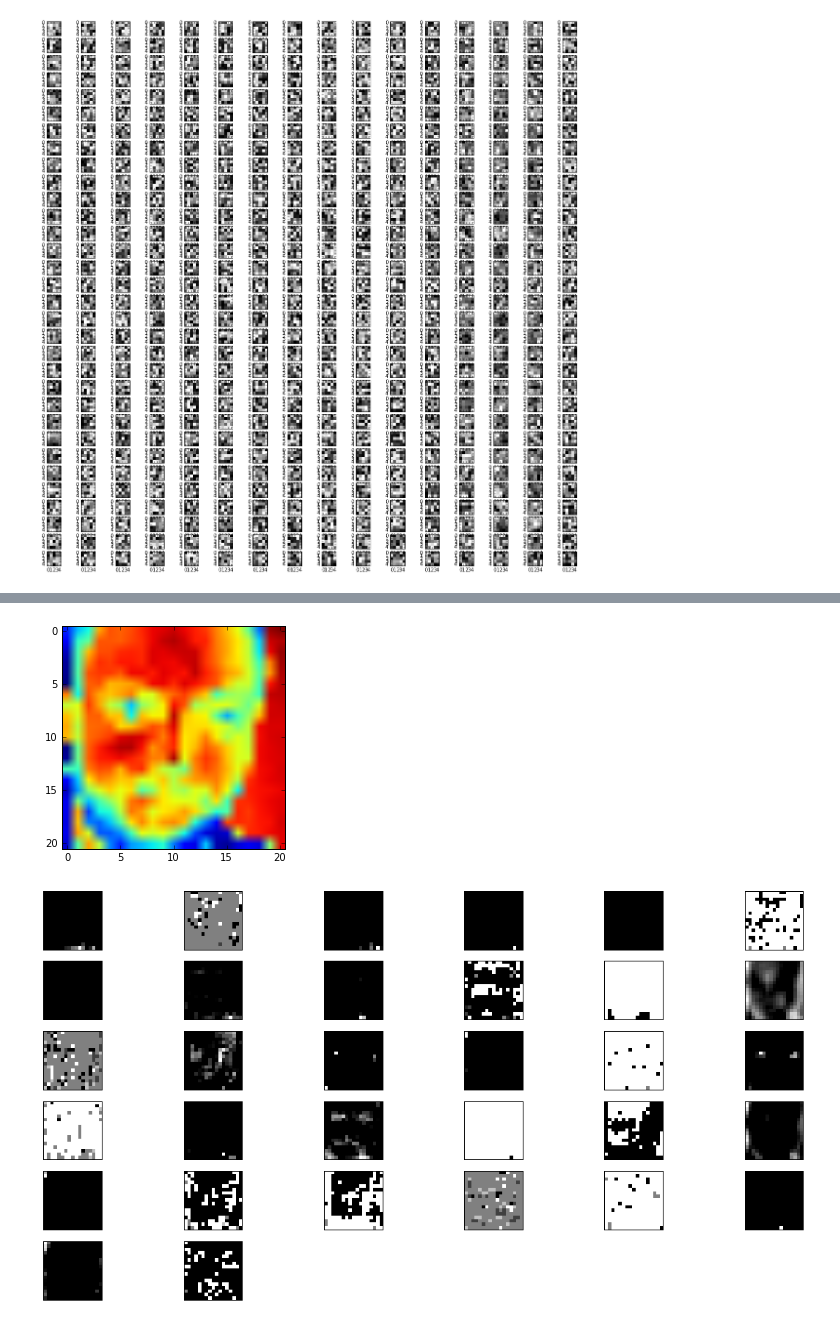
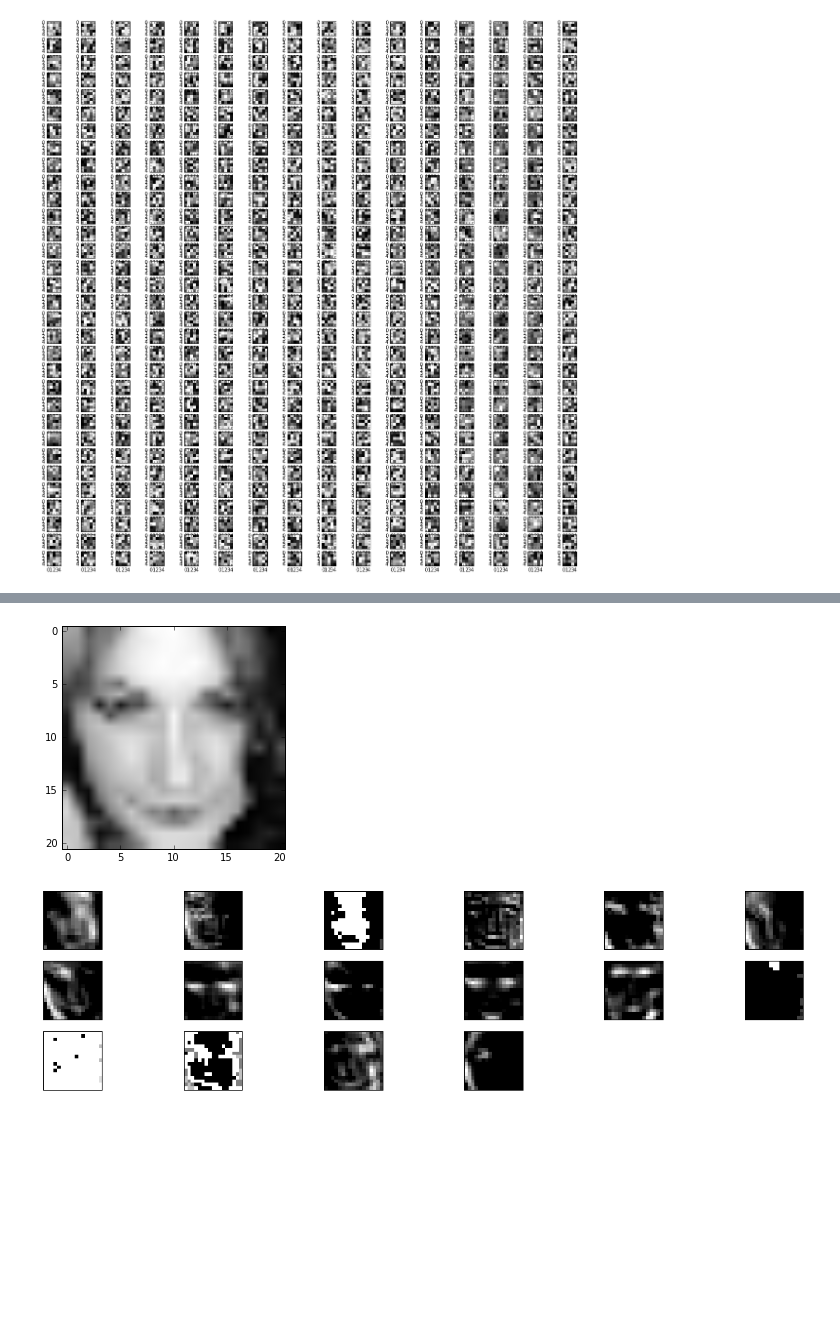
Before and after one commit to TobiasWeis/neuralnet_facerecog, a Jupyter notebook: NN_Tobi_Mariam_Mirror.ipynb, the cells around one changed output, grey strips where cells are left out. Cells and saved outputs as stored; diff of their text form; code cells hidden in the pictures; blank space fills up the shorter version.

```diff
--- a/NN_Tobi_Mariam_Mirror.ipynb
+++ b/NN_Tobi_Mariam_Mirror.ipynb
@@ -48,5 +49,5 @@ Got 3304 train and 826 test files for label Negative
 net1 = s.net
 net1.initialize()
 # ATTENTION ! -> only if we do not want to train
-#net1.load_weights_from(s.net_name)
+net1.load_weights_from(s.net_name)
 # show how this net looks like
@@ -71,8 +81,8 @@ dropout2  251           251   100.00   100.00   100.00   100.00          21
 output    4               4   100.00   100.00   100.00   100.00          21          21         21         21
 # %%
 ########### TRAINING !
-nn = net1.fit(X_train, y_train)
-net1.save_weights_to('facerecognet')
+#nn = net1.fit(X_train, y_train)
+#net1.save_weights_to('facerecognet')
 
 # visualize
 from nolearn.lasagne import visualize
@@ -193,25 +186,25 @@ visualize.plot_saliency(net1, X_train[:5])
 # %%
 layers = net1.get_all_layers()
 layer = layers[1]
 
 fig = plt.figure()
 
 try:
-    plt.imshow(cv2.cvtColor(X_test[12:13][0].transpose(1,2,0).reshape(s.img_size, s.img_size,3), cv2.COLOR_BGR2RGB))
+    plt.imshow(cv2.cvtColor(X_test[11].transpose(1,2,0).reshape(s.img_size, s.img_size,3), cv2.COLOR_BGR2RGB))
 except:
-    plt.imshow(X_test[12:13][0].reshape(s.img_size, s.img_size))
+    plt.imshow(X_test[11].reshape(s.img_size, s.img_size), cmap='gray')
 
 fig = plt.figure(figsize=(20,10))
-output = layer.get_output_for(X_test[12:13]).eval()[0]
+output = layer.get_output_for(np.array([X_test[11]])).eval()[0]
 gs = gridspec.GridSpec(6, 6)
 for i in range(layer.num_filters):
     g = gs[i]
     ax = plt.subplot(g)
     ax.grid()
     ax.set_xticks([])
     ax.set_yticks([])
     ax.imshow(output[i], interpolation='nearest', cmap='gray')
 # %% [output]
-[figure, old version]
+[figure, new version]
-[figure, old version]
+[figure, new version]
 # %%
```
Also changed, not shown: parts of 11 cells of this notebook, 3 other files.
